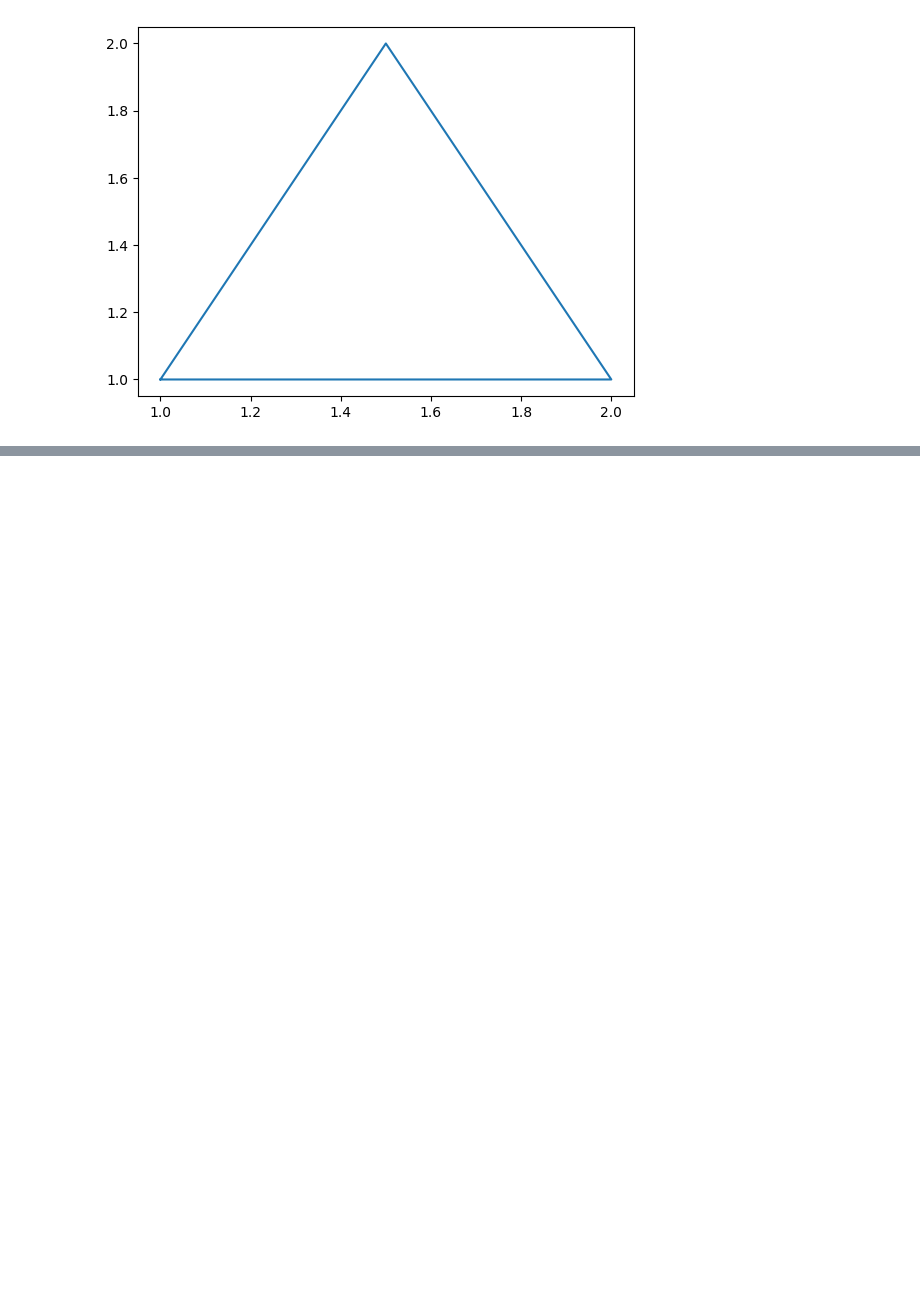
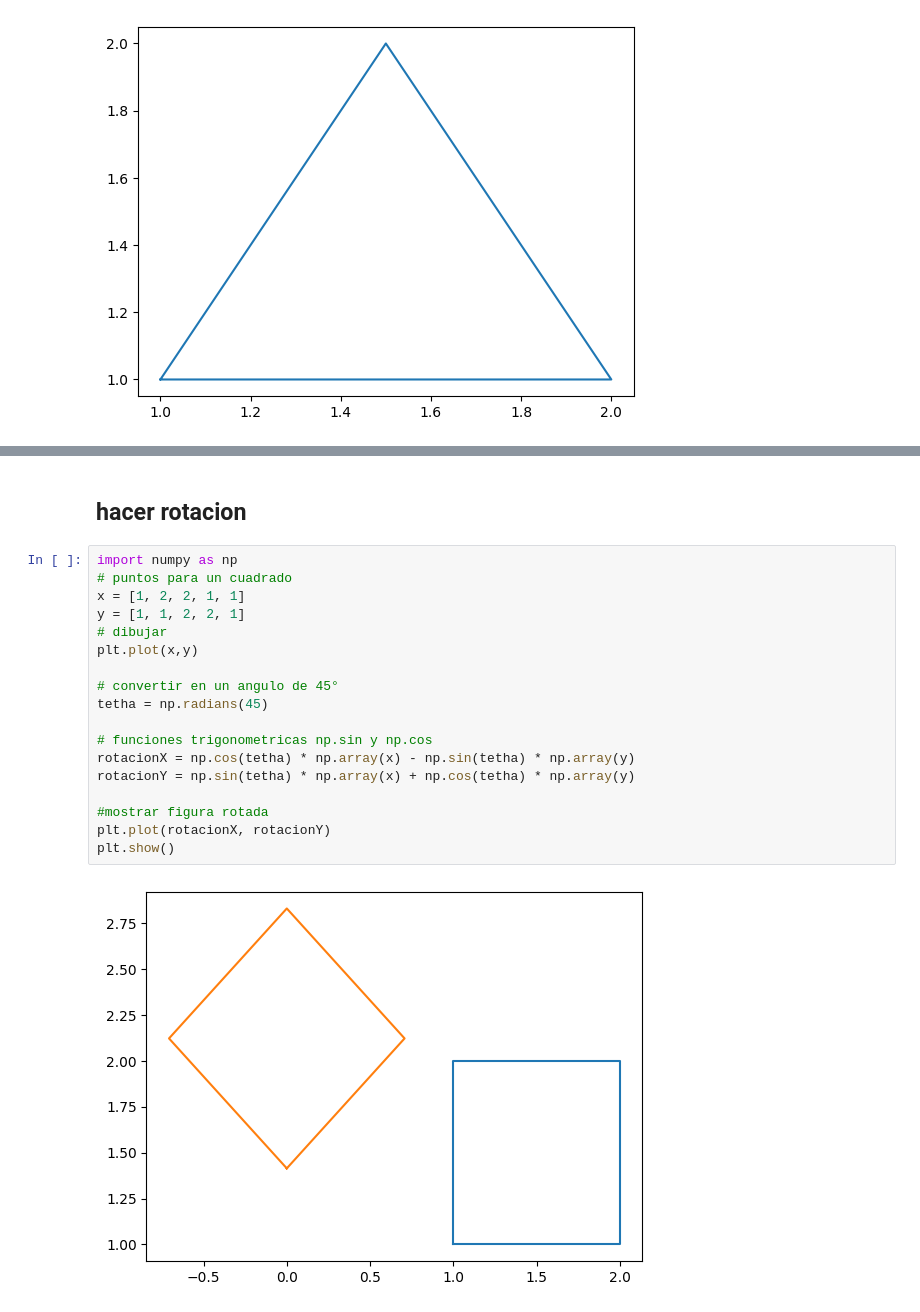
Before and after one commit to AlvaroCastro1/GrafComp24B, a Jupyter notebook: Graficacion_objetos/figuras_plot.ipynb, the cells around one changed output, grey strips where cells are left out. Cells and saved outputs as stored; diff of their text form; blank space fills up the shorter version.

```diff
--- a/Graficacion_objetos/figuras_plot.ipynb
+++ b/Graficacion_objetos/figuras_plot.ipynb
@@ -48,0 +65,22 @@ plt.show()
+# %% [markdown]
+## hacer rotacion
+# %%
+import numpy as np
+# puntos para un cuadrado
+x = [1, 2, 2, 1, 1]
+y = [1, 1, 2, 2, 1]
+# dibujar
+plt.plot(x,y)
+
+# convertir en un angulo de 45°
+tetha = np.radians(45)
+
+# funciones trigonometricas np.sin y np.cos
+rotacionX = np.cos(tetha) * np.array(x) - np.sin(tetha) * np.array(y)
+rotacionY = np.sin(tetha) * np.array(x) + np.cos(tetha) * np.array(y)
+
+#mostrar figura rotada
+plt.plot(rotacionX, rotacionY)
+plt.show()
+# %% [output]
+[figure, added]
```
Also changed, not shown: parts of 7 cells of this notebook.
